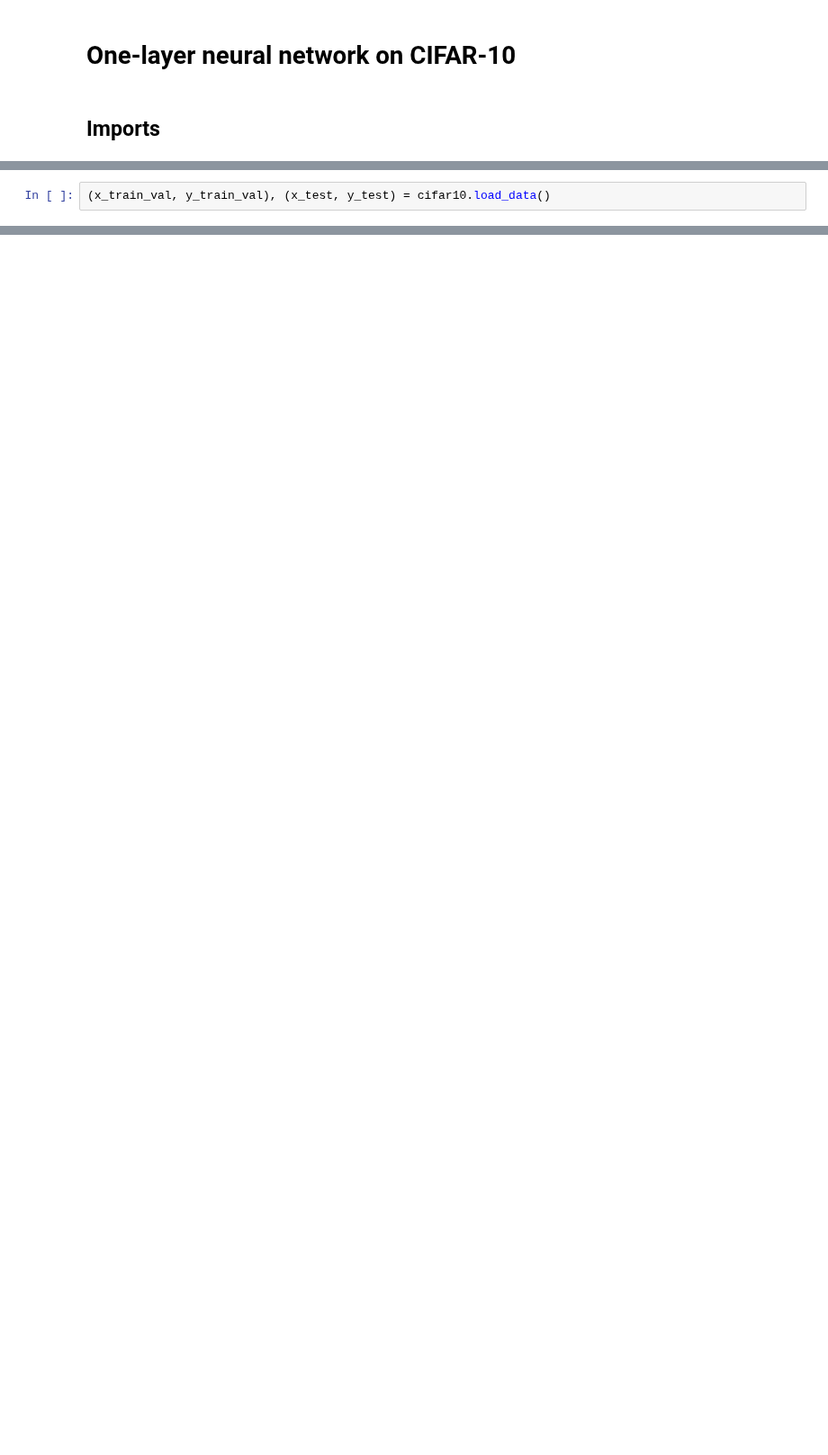
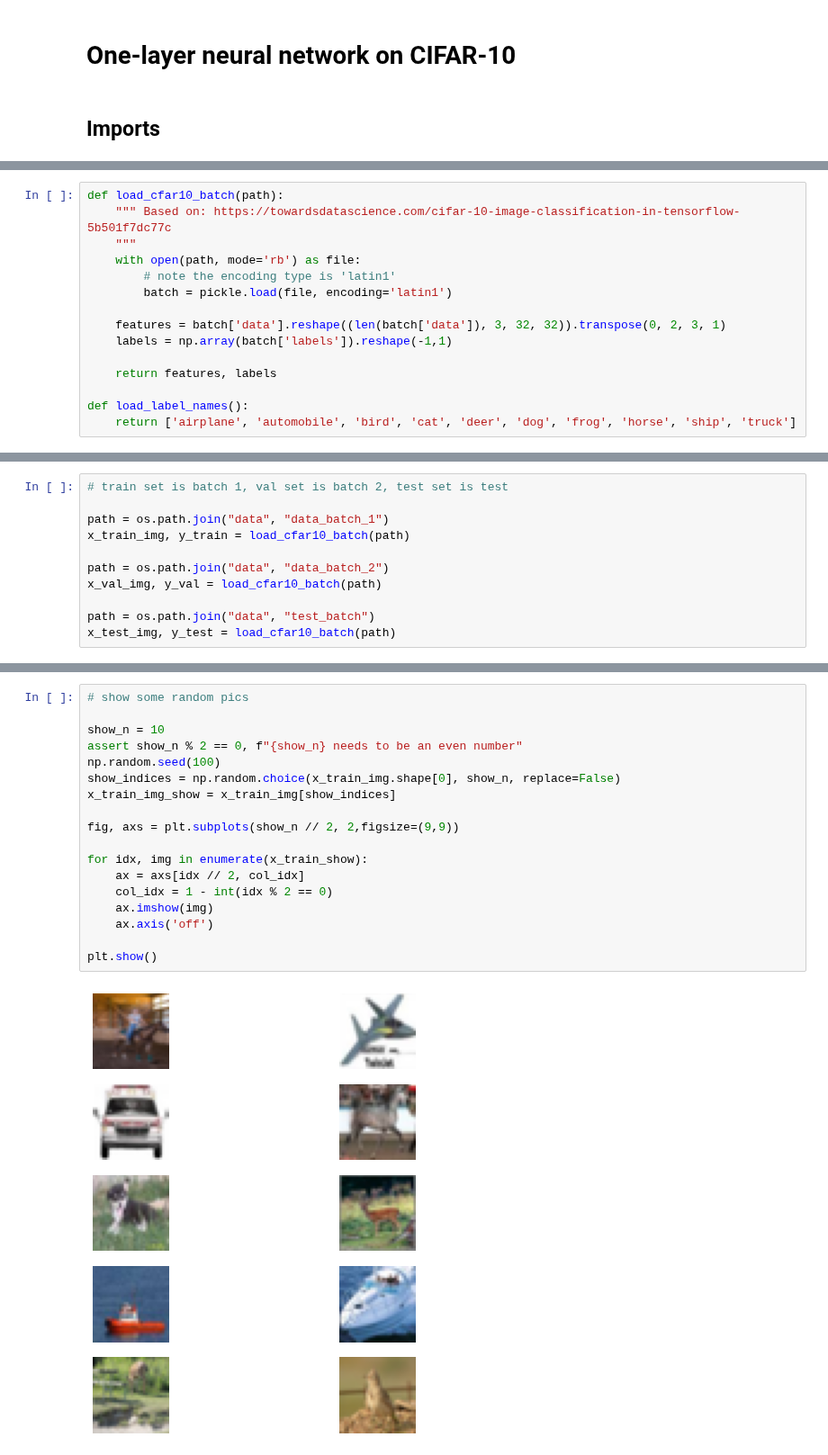
Before and after one commit to mark-antal-csizmadia/nn-blocks, a Jupyter notebook: one_layer_nn.ipynb, the cells around one changed output, grey strips where cells are left out. Shown at 90% size. Drawn from its saved outputs; the diff is of its cells as text; blank space fills up the shorter version.

Commit message:
loading data, pre-processing. next up writing nn

```diff
--- a/one_layer_nn.ipynb
+++ b/one_layer_nn.ipynb
@@ -13,2 +14,15 @@ from sklearn.model_selection import train_test_split
 # %%
-(x_train_val, y_train_val), (x_test, y_test) = cifar10.load_data()
+def load_cfar10_batch(path):
+    """ Based on: https://towardsdatascience.com/cifar-10-image-classification-in-tensorflow-5b501f7dc77c
+    """
+    with open(path, mode='rb') as file:
+        # note the encoding type is 'latin1'
+        batch = pickle.load(file, encoding='latin1')
+
+    features = batch['data'].reshape((len(batch['data']), 3, 32, 32)).transpose(0, 2, 3, 1)
+    labels = np.array(batch['labels']).reshape(-1,1)
+
+    return features, labels
+
+def load_label_names():
+    return ['airplane', 'automobile', 'bird', 'cat', 'deer', 'dog', 'frog', 'horse', 'ship', 'truck']
@@ -60,0 +35,11 @@ plt.show()
+# %%
+# train set is batch 1, val set is batch 2, test set is test
+
+path = os.path.join("data", "data_batch_1")
+x_train_img, y_train = load_cfar10_batch(path)
+
+path = os.path.join("data", "data_batch_2")
+x_val_img, y_val = load_cfar10_batch(path)
+
+path = os.path.join("data", "test_batch")
+x_test_img, y_test = load_cfar10_batch(path)
@@ -61 +71,21 @@ plt.show()
+# %%
+# show some random pics
+
+show_n = 10
+assert show_n % 2 == 0, f"{show_n} needs to be an even number"
+np.random.seed(100)
+show_indices = np.random.choice(x_train_img.shape[0], show_n, replace=False)
+x_train_img_show = x_train_img[show_indices]
+
+fig, axs = plt.subplots(show_n // 2, 2,figsize=(9,9))
+
+for idx, img in enumerate(x_train_show):
+    ax = axs[idx // 2, col_idx]
+    col_idx = 1 - int(idx % 2 == 0)
+    ax.imshow(img)
+    ax.axis('off')
+
+plt.show()
+# %% [output]
+[figure, added]
 # %% [markdown]
```
Also changed, not shown: parts of 14 cells of this notebook, 8 other files.
